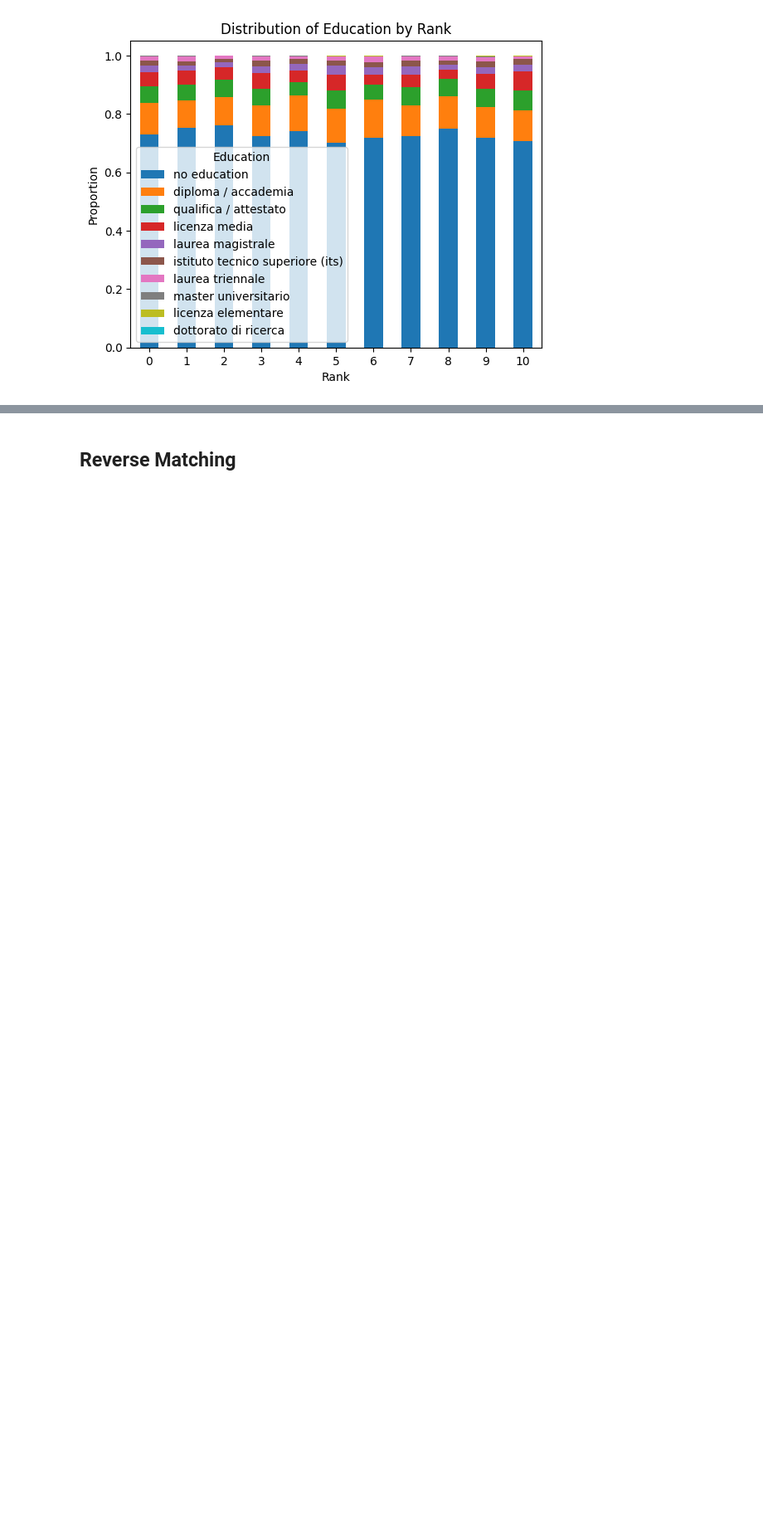
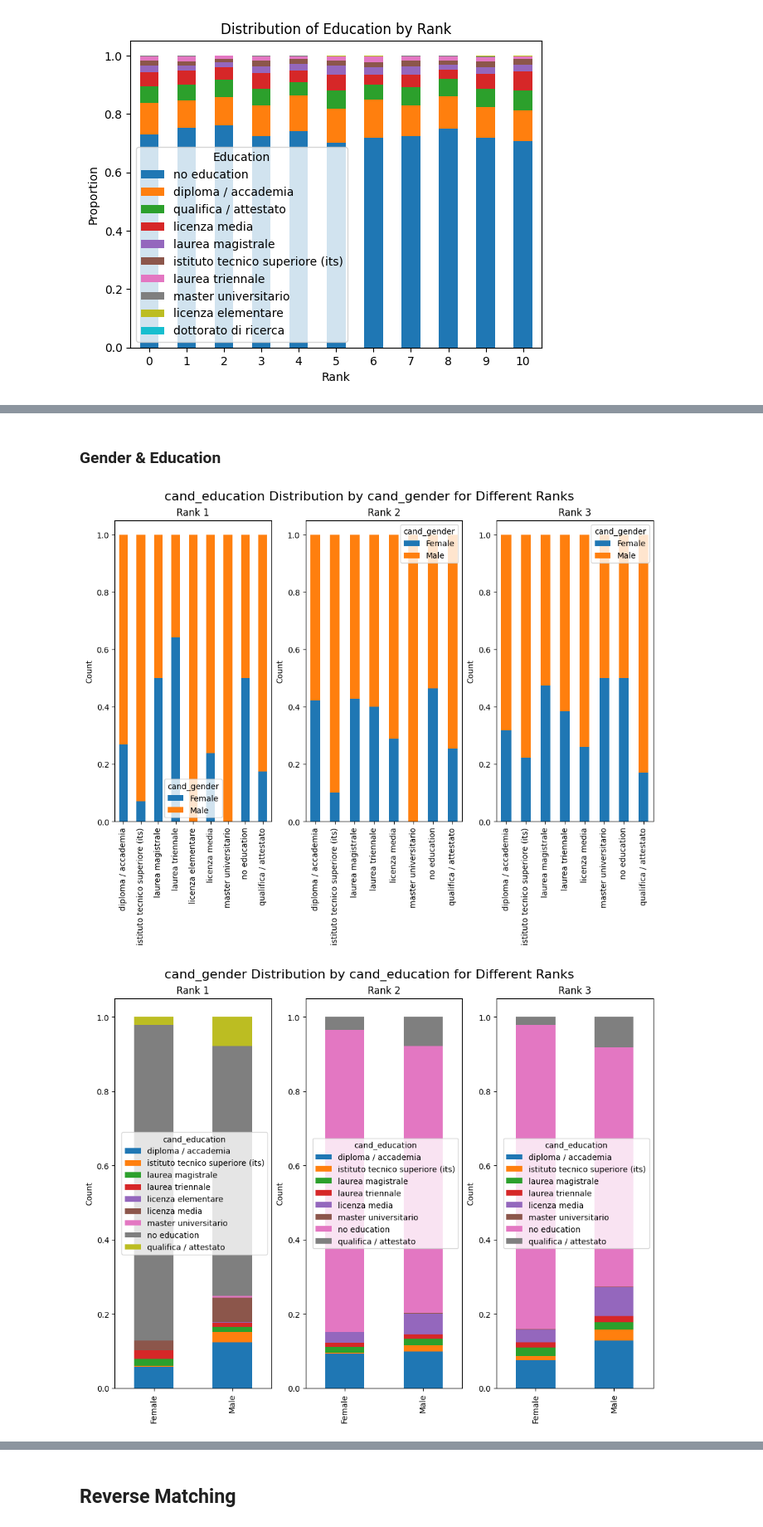
Before and after one commit to lorenzo-massa/Bias-Detection-Mitigation, a Jupyter notebook: AI_industry.ipynb, the cells around one changed output, grey strips where cells are left out. Shown at 83% size. Cells and saved outputs as stored; diff of their text form; code cells hidden in the pictures; blank space fills up the shorter version.

Commit message:
Basic plots and further dataset inspection

```diff
--- a/AI_industry.ipynb
+++ b/AI_industry.ipynb
@@ -217,8 +209,8 @@ for idx,edu in education_lvl.items():
     #field.append(level.split(":")[1])
 
   row_to_education[idx] = title #(title,field)
-for i in row_to_education.values():
-  print(i)
+#for i in row_to_education.values():
+#  print(i)
 
 ### The loop below is used to retain only the highest education in the CV according to the dictionary above (may be wrong) ###
 for row, education in row_to_education.items():
@@ -476,0 +482,27 @@ print_feature_distribution(direct_education,'Education')
+# %%
+direct_matching_df = direct_matching_df.dropna()
+direct_matching_df['distance_km'] = (direct_matching_df['distance_km'] // 10)
+# %%
+def plot_2_features(df, feature1, feature2, num_ranks=[1,2], num_cols=2):
+    fig, axs = plt.subplots(1, num_cols, figsize=(10, 8), constrained_layout=True)
+    fig.suptitle(f'{feature1} Distribution by {feature2} for Different Ranks', fontsize=16)
+    for i,rank in enumerate(num_ranks):
+        ax = axs[i]
+        new_df = df[df.match_rank == rank]
+        distribution = new_df.groupby(feature1)[feature2].value_counts(normalize=True).unstack()
+        distribution.plot(kind='bar', stacked=True, ax=ax)
+        ax.set_title(f'Rank {rank}')
+        ax.set_xlabel('')
+        ax.set_ylabel('Count')
+        ax.set_xticklabels(ax.get_xticklabels(), rotation=90)  # Rotate x-axis labels if needed
+        ax.legend(title=feature2)
+    plt.show()
+# %% [markdown]
+### Gender & Education
+# %%
+r = [1,2,3]
+plot_2_features(direct_matching_df,'cand_education','cand_gender',r,len(r))
+plot_2_features(direct_matching_df,'cand_gender','cand_education',r,len(r))
+# %% [output]
+[figure, added]
+[figure, added]
```
Also changed, not shown: parts of 18 cells of this notebook.
